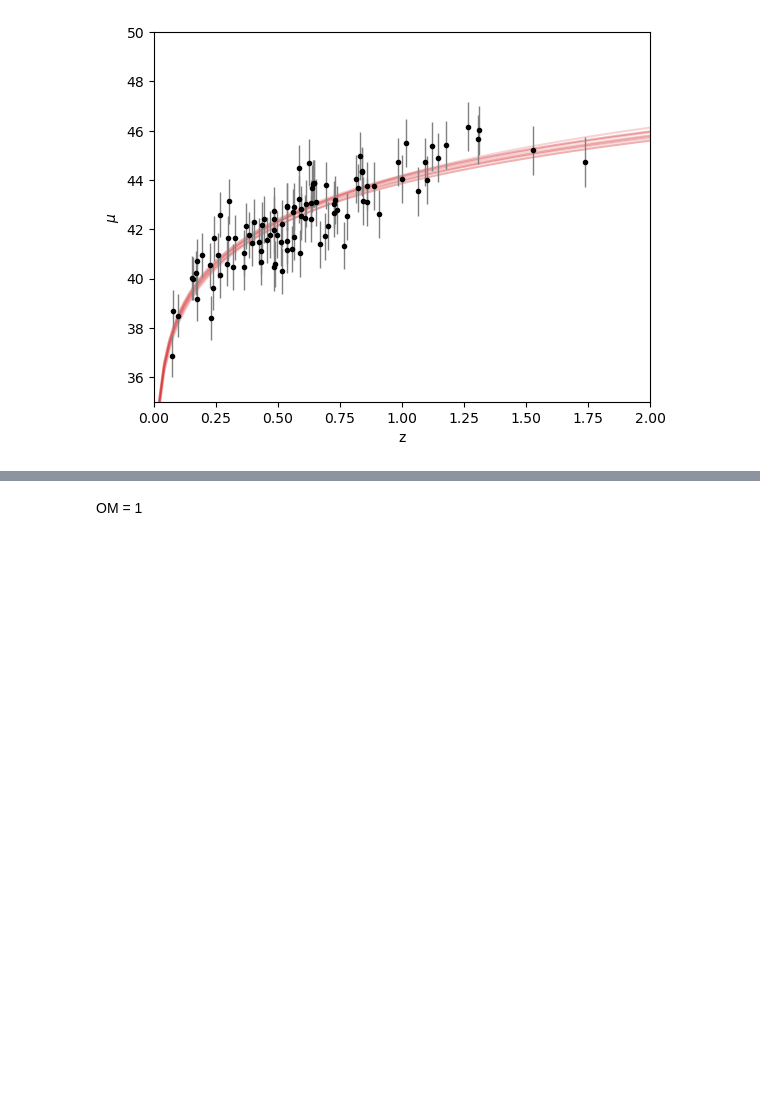
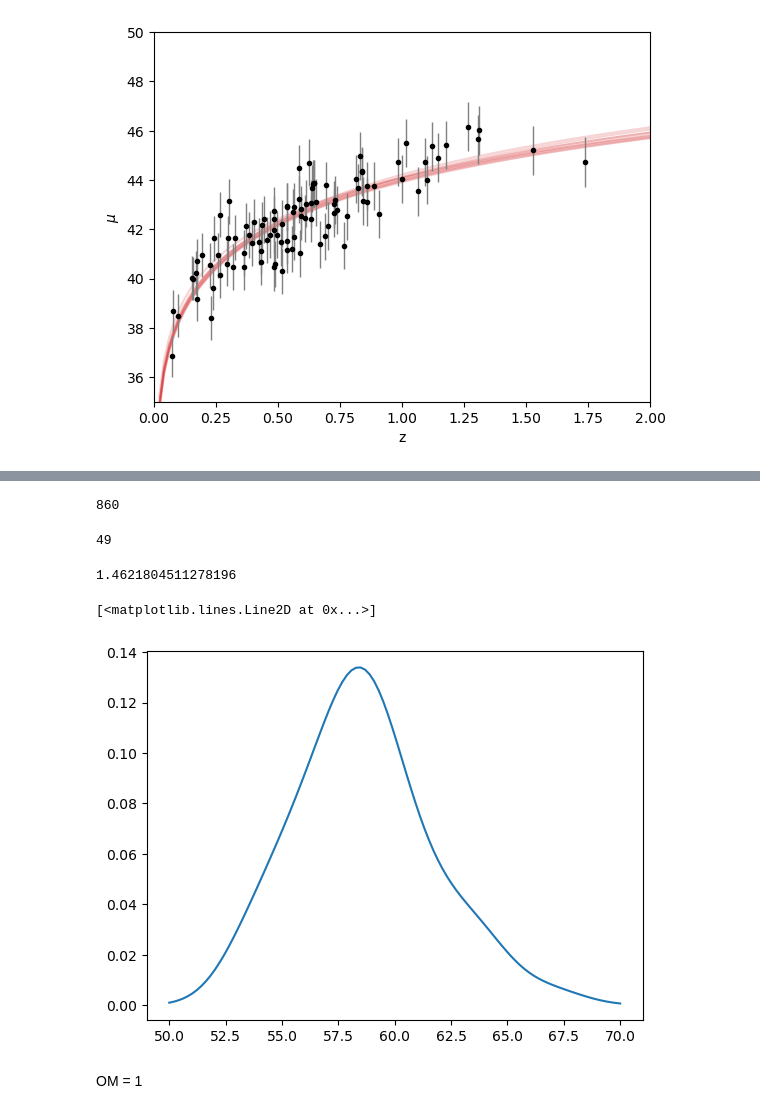
Before and after one commit to Diego-Albano/astrostatistics_bicocca_2025, a Jupyter notebook: working/W18.ipynb, the cells around one changed output, grey strips where cells are left out. Drawn from its saved outputs; the diff is of its cells as text; code cells hidden in the pictures; blank space fills up the shorter version.

```diff
--- a/working/W18.ipynb
+++ b/working/W18.ipynb
@@ -227,3 +227,36 @@ print(BIC)
+# %%
+print(len(flat_samples))
+# %% [output]
+860
+# %%
+marg = []
+for i in flat_samples:
+    if i[0] > 0.9:
+        marg.append(i[1])
+
+print(len(marg))
+marg = np.array(marg)
+# %% [output]
+49
+# %%
+bwrange = np.linspace(0.01, 10, 400)
+#print(bwrange)
+K = 5
+grid = GridSearchCV(KernelDensity(), {'bandwidth': bwrange}, cv= K)
+grid.fit(marg.reshape(-1, 1))
+h_opt = grid.best_params_['bandwidth']
+print(h_opt)
+# %% [output]
+1.4621804511278196
+# %%
+kde_skl = KernelDensity(bandwidth = h_opt)
+kde_skl.fit(marg.reshape(-1, 1))
+pdf = np.exp(kde_skl.score_samples(np.linspace(50, 70, 100).reshape(-1, 1)))
+
+plt.plot(np.linspace(50, 70, 100), pdf)
+# %% [output]
+[<matplotlib.lines.Line2D at 0x...>]
+[figure, added]
 # %% [markdown]
 OM = 1
 # %%
```
Also changed, not shown: parts of 20 cells of this notebook.
